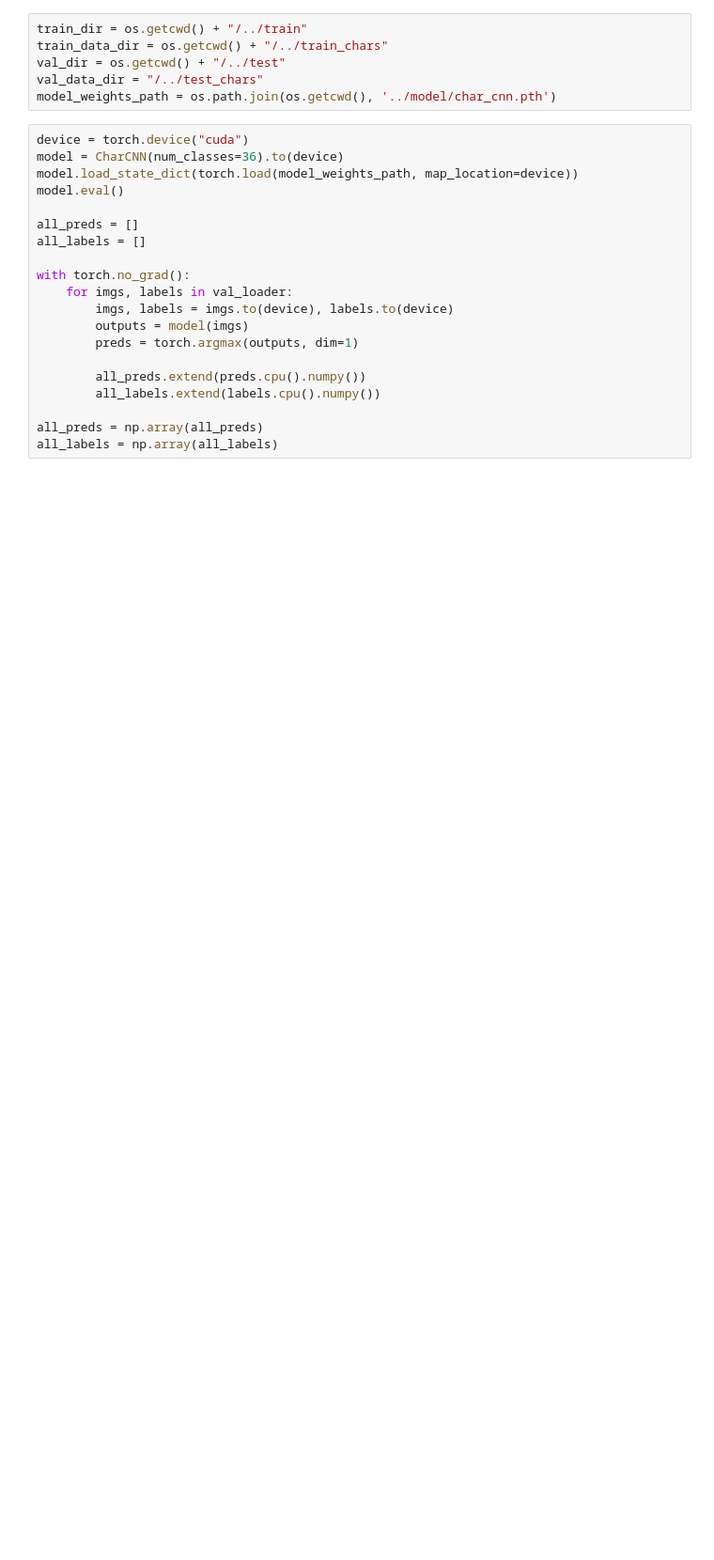
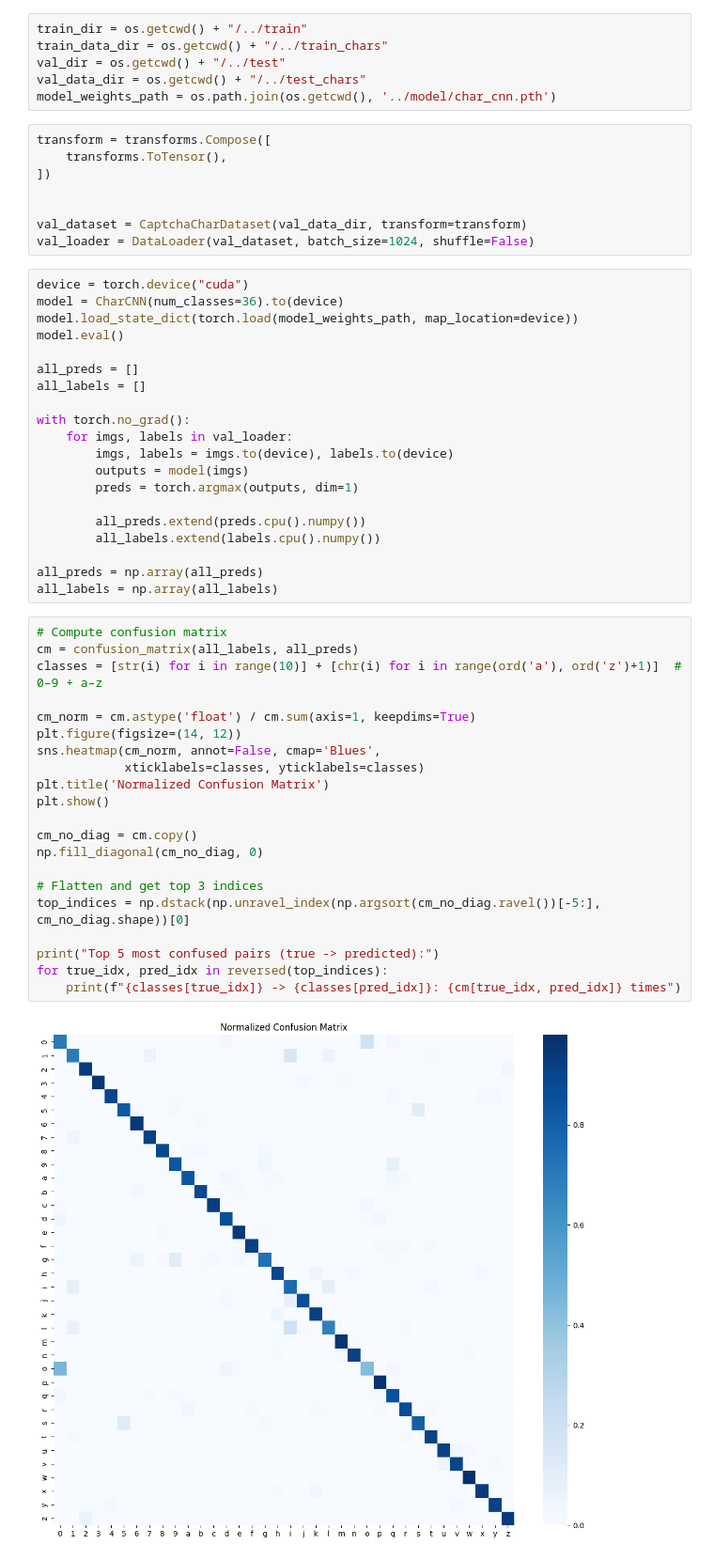
Before and after one commit to angsongyee/CS4243-miniproject, a Jupyter notebook: src/analysis.ipynb, the cells around one changed output. Shown: that part at 94% size. Drawn from its saved outputs; the diff is of its cells as text; blank space fills up the shorter version.

```diff
--- a/src/analysis.ipynb
+++ b/src/analysis.ipynb
@@ -10,8 +13,16 @@ import os
 train_dir = os.getcwd() + "/../train"
 train_data_dir = os.getcwd() + "/../train_chars"
 val_dir = os.getcwd() + "/../test"
-val_data_dir = "/../test_chars"
+val_data_dir = os.getcwd() + "/../test_chars"
 model_weights_path = os.path.join(os.getcwd(), '../model/char_cnn.pth')
+# %%
+transform = transforms.Compose([
+    transforms.ToTensor(),
+])
+
+
+val_dataset = CaptchaCharDataset(val_data_dir, transform=transform)
+val_loader = DataLoader(val_dataset, batch_size=1024, shuffle=False)
 # %%
 device = torch.device("cuda")
 model = CharCNN(num_classes=36).to(device)
@@ -32,3 +43,26 @@ with torch.no_grad():
 
 all_preds = np.array(all_preds)
 all_labels = np.array(all_labels)
+# %%
+# Compute confusion matrix
+cm = confusion_matrix(all_labels, all_preds)
+classes = [str(i) for i in range(10)] + [chr(i) for i in range(ord('a'), ord('z')+1)]  # 0–9 + a–z
+
+cm_norm = cm.astype('float') / cm.sum(axis=1, keepdims=True)
+plt.figure(figsize=(14, 12))
+sns.heatmap(cm_norm, annot=False, cmap='Blues',
+            xticklabels=classes, yticklabels=classes)
+plt.title('Normalized Confusion Matrix')
+plt.show()
+
+cm_no_diag = cm.copy()
+np.fill_diagonal(cm_no_diag, 0)
+
+# Flatten and get top 3 indices
+top_indices = np.dstack(np.unravel_index(np.argsort(cm_no_diag.ravel())[-5:], cm_no_diag.shape))[0]
+
+print("Top 5 most confused pairs (true -> predicted):")
+for true_idx, pred_idx in reversed(top_indices):
+    print(f"{classes[true_idx]} -> {classes[pred_idx]}: {cm[true_idx, pred_idx]} times")
+# %% [output]
+[figure, added]
```
Also changed, not shown: parts of 6 cells of this notebook, 12 other files.
